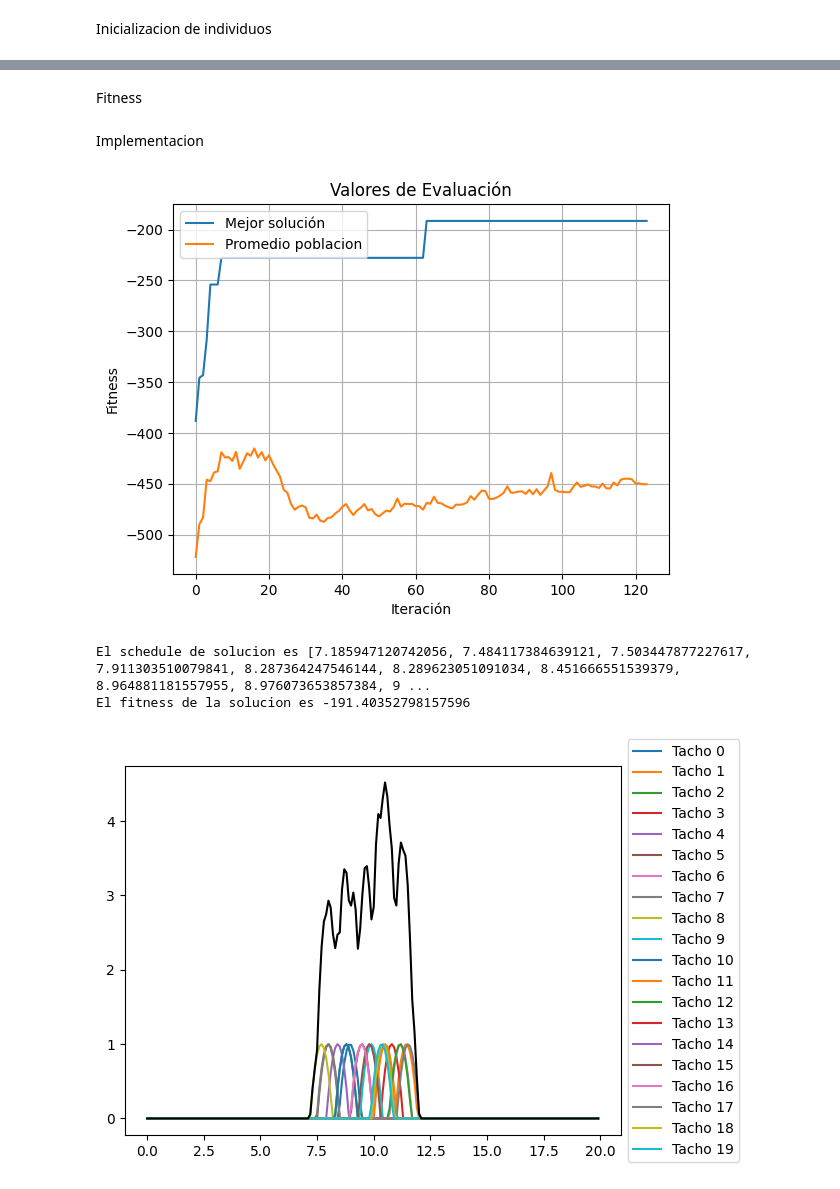
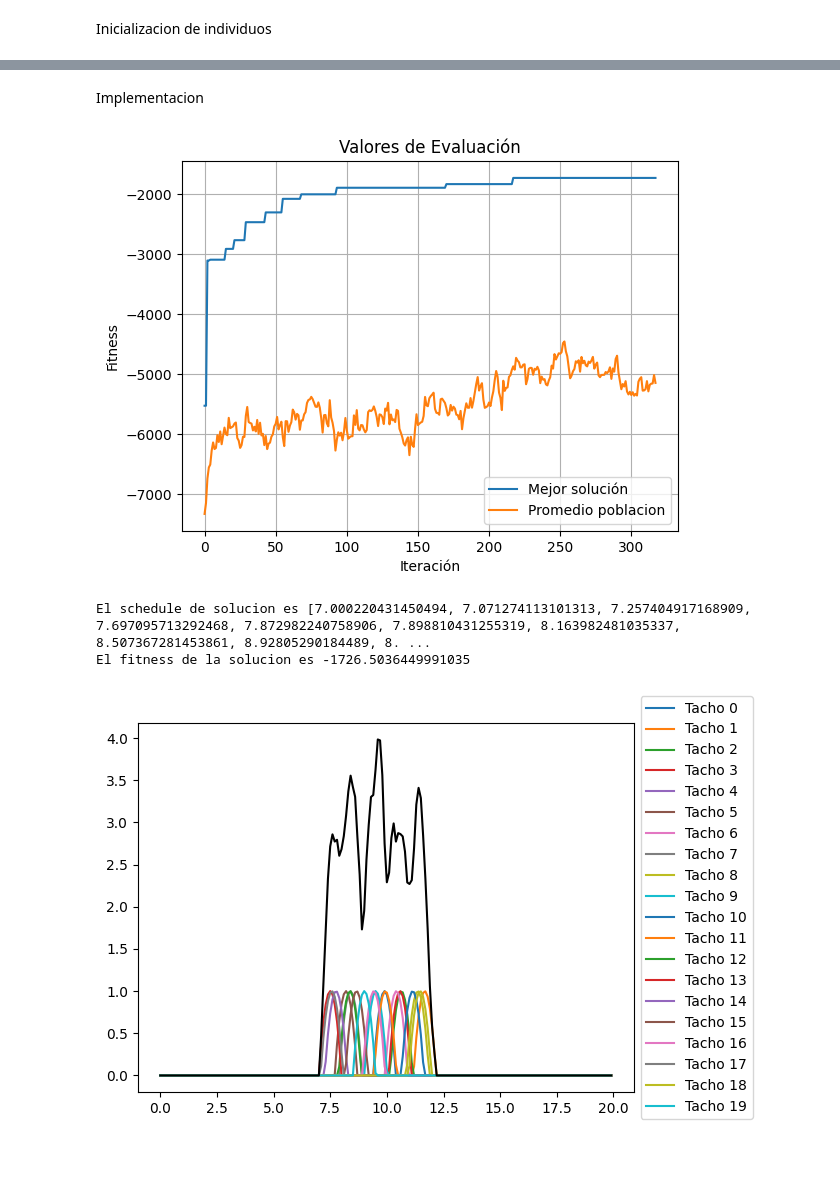
Before and after one commit to luudipietro/Geneticos_Final, a Jupyter notebook: Final_TP6.ipynb, the cells around one changed output, grey strips where cells are left out. Saved outputs shown, nothing was run; the diff lists cells and outputs as text; code cells hidden in the pictures; blank space fills up the shorter version.

```diff
--- a/Final_TP6.ipynb
+++ b/Final_TP6.ipynb
@@ -165,7 +166,7 @@ def mut_step(P, Bounds, gen_act, probabilidad_direccion=0.5):
     return C
 
 def mut_step_non_uniform(P, Bounds, gen_act, b=0.3):
-    gen_max = 12
+    gen_max = 120
     if gen_act >= gen_max:
         return P
     C = P.copy()
@@ -184,6 +185,12 @@ def mut_step_non_uniform(P, Bounds, gen_act, b=0.3):
     C[i] = C[i] + dir * step * max_chg
 
     return C
+
+def mut_boundary(P, Bounds, gen_act):
+    C = P.copy()
+    i = random.randint(0,len(P)-1)
+    C[i] = Bounds[i][random.randint(0, 1)]
+    return C
 # %% [markdown]
 Genetico
 # %%
@@ -419,5 +457,3 @@ print(inicializacion)
-# %% [markdown]
-Fitness
 # %%
 import numpy as np
 
@@ -460,39 +496,41 @@ Implementacion
 # %%
 import random
 import math
 
 tachos = 20
 Bounds = [[0, tachos-1] for i in range(tachos)]
 Enteras = [False] * (tachos)
 f = Fitness
 cant_individuos = 60
-cant_generac = 60
-cant_elite = 1
+cant_generac = 100
+cant_elite = 4
 sel = sel_sus
 eps = 0.1
-xover = xov_cube
-cant_cruzados = round(0.7 * cant_individuos)
-mut = mut_step_non_uniform
-cant_mutados = round(0.3 * cant_individuos)
+xover = [xov_cube2, xov_uniform]
+xover_props = [0.6, 0.4]
+cant_cruzados = round(0.65 * cant_individuos)
+mut = [mut_step_non_uniform, mut_step, mut_boundary]
+mut_props = [0.6, 0.3, 0.1]
+cant_mutados = round(0.35 * cant_individuos)
 callback = None
-Variabilidad_weight = 0.25
-Tiempo_weight =0.25
-DistMax_weight = 0.25
-max_pico_weight = 0.25
+Variabilidad_weight = 5.0
+Tiempo_weight = 2.5
+DistMax_weight = 2.0
+max_pico_weight = 0
 Pop = init_pop(cant_individuos, tachos)
 
-sol, solF, Pop, Fit, traceBest, traceAvg, bestSols = \
-    geneticoTachos(Pop, cant_generac, Bounds, Enteras, sel, xover, mut, \
-        cant_cruzados, cant_mutados, cant_elite, eps, f, Variabilidad_weight, \
-        Tiempo_weight, DistMax_weight,max_pico_weight,  tachos, callback)
+sol, solF, Pop, Fit, traceBest, traceAvg, bestSols = geneticoTachos(
+    Pop, cant_generac, Bounds, Enteras, sel, xover, xover_props, mut, mut_props,
+    cant_cruzados, cant_mutados, cant_elite, eps, f, Variabilidad_weight,
+    Tiempo_weight, DistMax_weight, max_pico_weight, tachos, callback)
 
 graficarEvolucionFitness(traceBest, traceAvg)
 print(f'El schedule de solucion es {sorted(sol)}')
 print(f'El fitness de la solucion es {Fitness(sol, Variabilidad_weight, Tiempo_weight, DistMax_weight, max_pico_weight)}')
 graficarResultadosTachos(sol, tachos, [x/10 for x in range(tachos * 10)])
 graficarResultadosTachos(sol, tachos, np.linspace(min(sol)+0.5,max(sol)+0.5))
 # %% [output]
-[figure, old version]
+[figure, new version]
-El schedule de solucion es [7.185947120742056, 7.484117384639121, 7.503447877227617, 7.911303510079841, 8.287364247546144, 8.289623051091034, 8.451666551539379, 8.964881181557955, 8.976073653857384, 9 ...
-El fitness de la solucion es -191.40352798157596
+El schedule de solucion es [7.000220431450494, 7.071274113101313, 7.257404917168909, 7.697095713292468, 7.872982240758906, 7.898810431255319, 8.163982481035337, 8.507367281453861, 8.92805290184489, 8. ...
+El fitness de la solucion es -1726.5036449991035
-[figure, old version]
+[figure, new version]
```
Also changed, not shown: parts of 5 cells of this notebook.
